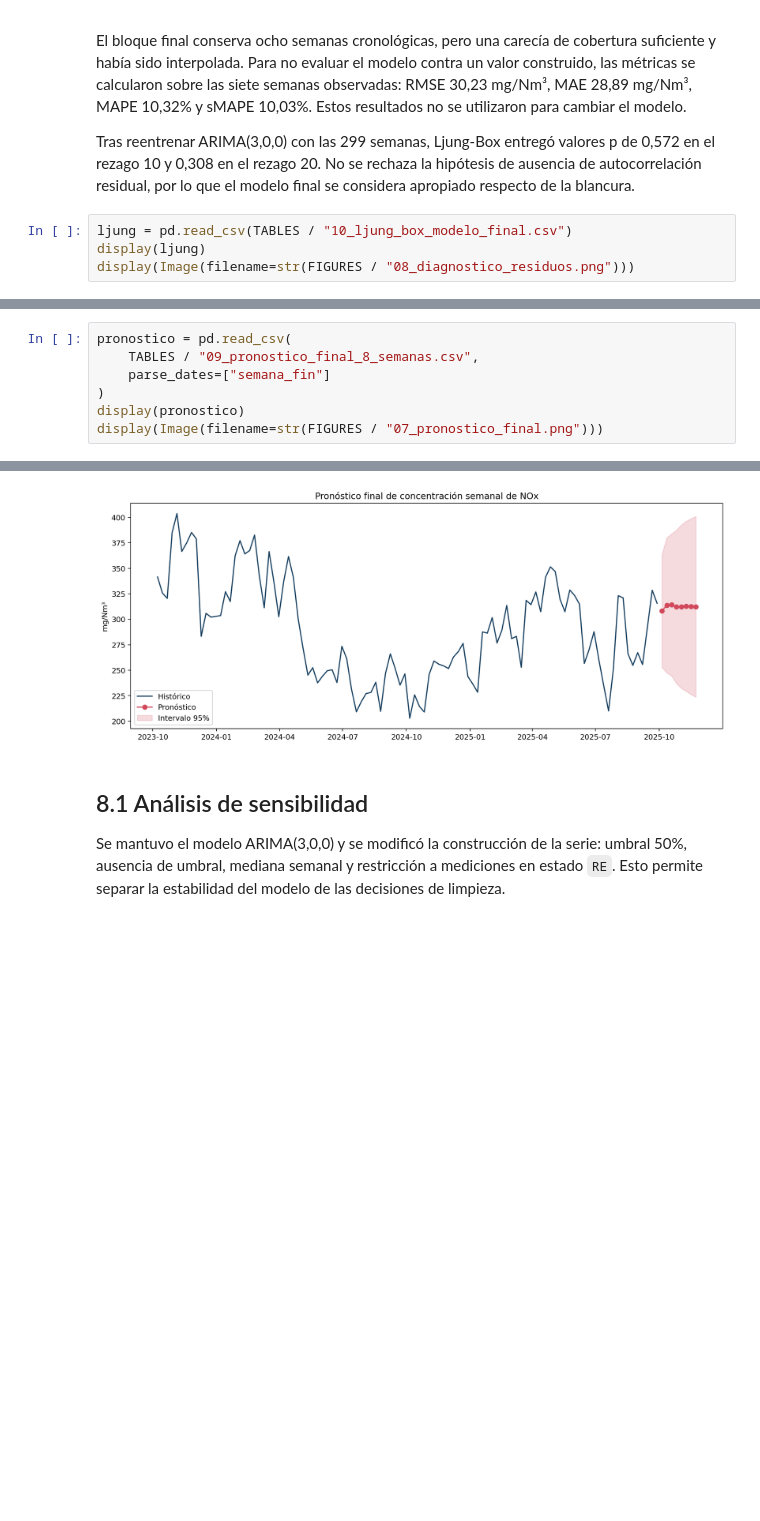
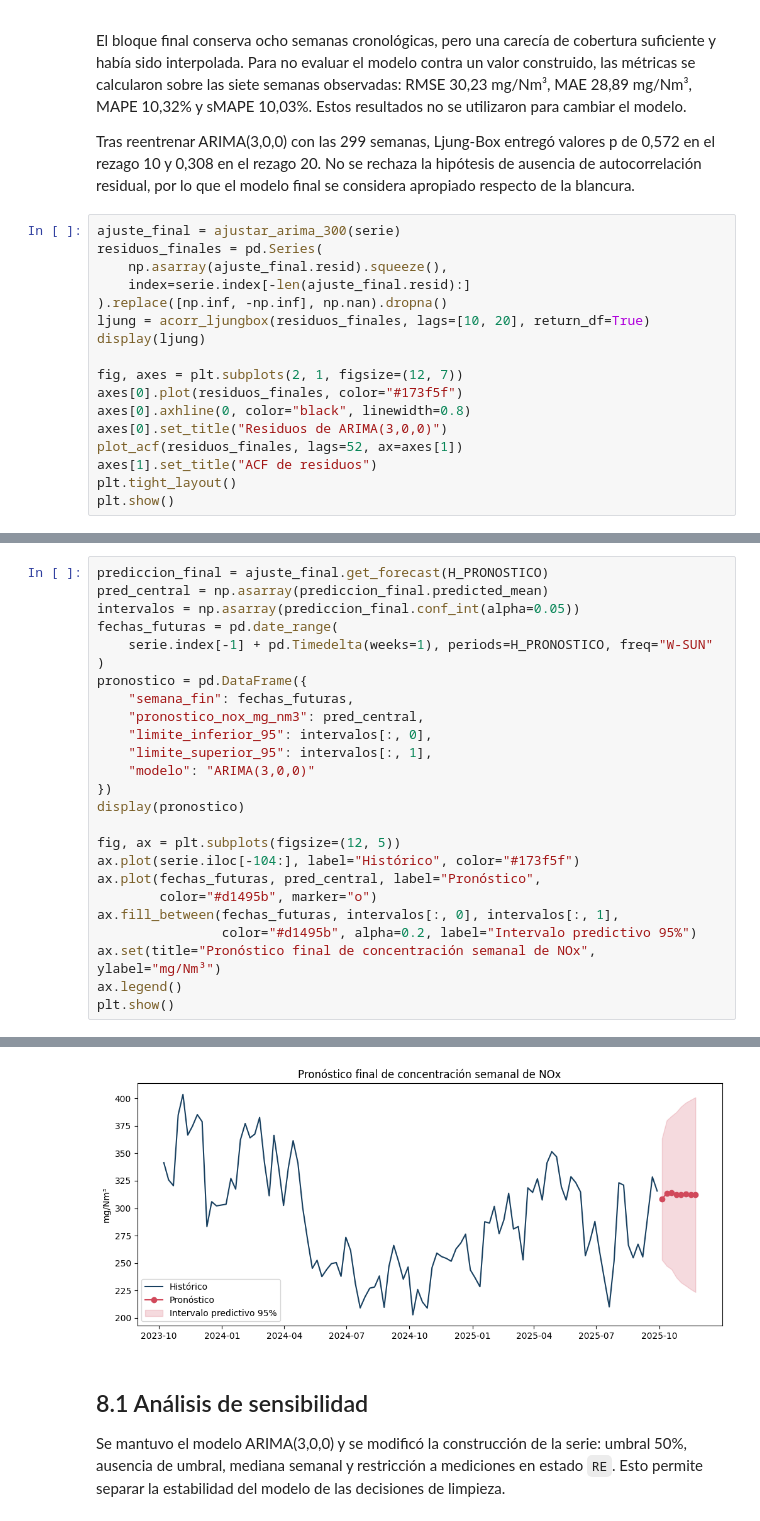
Before and after one commit to glopezr10/proyecto_series_tiempo, a Jupyter notebook: prototipo_entrega/Trabajo_Final_Series_Tiempo.ipynb, the cells around one changed output, grey strips where cells are left out. Drawn from its saved outputs; the diff is of its cells as text; blank space fills up the shorter version.

```diff
--- a/prototipo_entrega/Trabajo_Final_Series_Tiempo.ipynb
+++ b/prototipo_entrega/Trabajo_Final_Series_Tiempo.ipynb
@@ -260,7 +463,20 @@ El bloque final conserva ocho semanas cronológicas, pero una carecía de cobert
 
 Tras reentrenar ARIMA(3,0,0) con las 299 semanas, Ljung-Box entregó valores p de 0,572 en el rezago 10 y 0,308 en el rezago 20. No se rechaza la hipótesis de ausencia de autocorrelación residual, por lo que el modelo final se considera apropiado respecto de la blancura.
 # %%
-ljung = pd.read_csv(TABLES / "10_ljung_box_modelo_final.csv")
+ajuste_final = ajustar_arima_300(serie)
+residuos_finales = pd.Series(
+    np.asarray(ajuste_final.resid).squeeze(),
+    index=serie.index[-len(ajuste_final.resid):]
+).replace([np.inf, -np.inf], np.nan).dropna()
+ljung = acorr_ljungbox(residuos_finales, lags=[10, 20], return_df=True)
 display(ljung)
-display(Image(filename=str(FIGURES / "08_diagnostico_residuos.png")))
+
+fig, axes = plt.subplots(2, 1, figsize=(12, 7))
+axes[0].plot(residuos_finales, color="#173f5f")
+axes[0].axhline(0, color="black", linewidth=0.8)
+axes[0].set_title("Residuos de ARIMA(3,0,0)")
+plot_acf(residuos_finales, lags=52, ax=axes[1])
+axes[1].set_title("ACF de residuos")
+plt.tight_layout()
+plt.show()
 # %% [output]
@@ -275,8 +491,26 @@ El modelo se reentrena con toda la serie y se proyectan ocho semanas. Los interv
 # %%
-pronostico = pd.read_csv(
-    TABLES / "09_pronostico_final_8_semanas.csv",
-    parse_dates=["semana_fin"]
+prediccion_final = ajuste_final.get_forecast(H_PRONOSTICO)
+pred_central = np.asarray(prediccion_final.predicted_mean)
+intervalos = np.asarray(prediccion_final.conf_int(alpha=0.05))
+fechas_futuras = pd.date_range(
+    serie.index[-1] + pd.Timedelta(weeks=1), periods=H_PRONOSTICO, freq="W-SUN"
 )
+pronostico = pd.DataFrame({
+    "semana_fin": fechas_futuras,
+    "pronostico_nox_mg_nm3": pred_central,
+    "limite_inferior_95": intervalos[:, 0],
+    "limite_superior_95": intervalos[:, 1],
+    "modelo": "ARIMA(3,0,0)"
+})
 display(pronostico)
-display(Image(filename=str(FIGURES / "07_pronostico_final.png")))
+
+fig, ax = plt.subplots(figsize=(12, 5))
+ax.plot(serie.iloc[-104:], label="Histórico", color="#173f5f")
+ax.plot(fechas_futuras, pred_central, label="Pronóstico",
+        color="#d1495b", marker="o")
+ax.fill_between(fechas_futuras, intervalos[:, 0], intervalos[:, 1],
+                color="#d1495b", alpha=0.2, label="Intervalo predictivo 95%")
+ax.set(title="Pronóstico final de concentración semanal de NOx", ylabel="mg/Nm³")
+ax.legend()
+plt.show()
 # %% [output]
@@ -292,4 +526,4 @@ display(Image(filename=str(FIGURES / "07_pronostico_final.png")))
-[figure, old version]
+[figure, new version]
 # %% [markdown]
 ## 8.1 Análisis de sensibilidad
 
```
Also changed, not shown: parts of 19 cells of this notebook, 7 other files.
